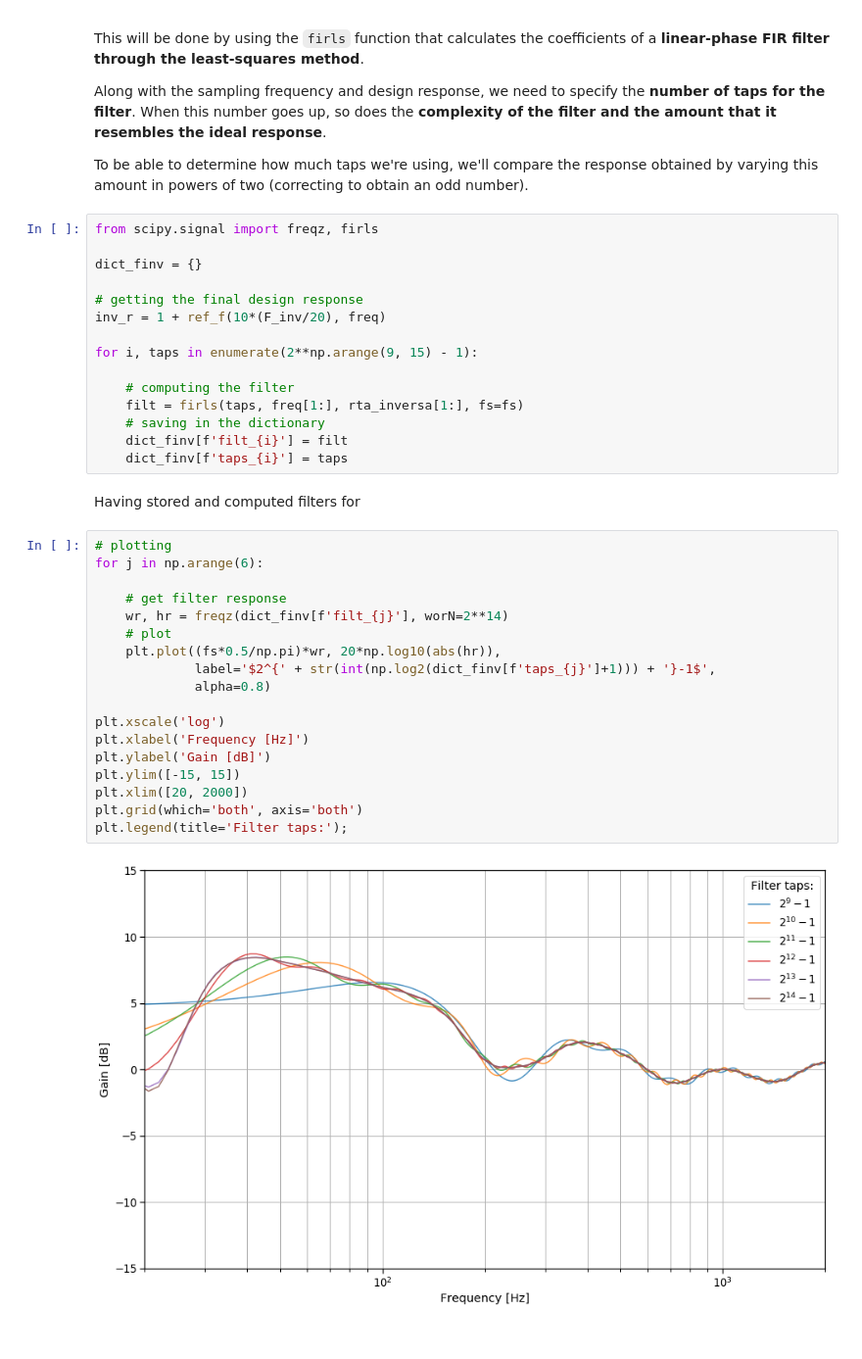
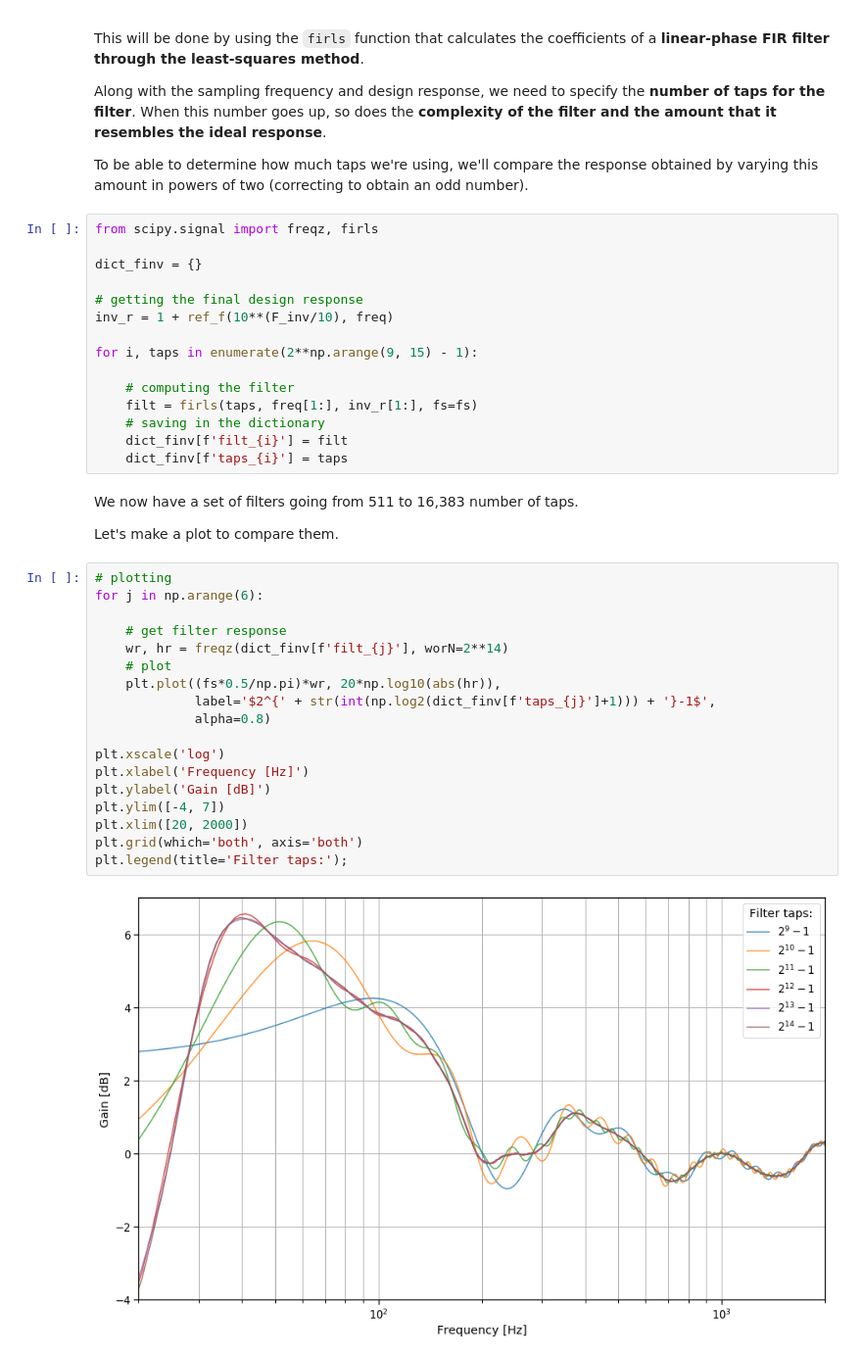
Before and after one commit to tiaqui/my_thesis, a Jupyter notebook: notebooks/1. Inverse filter design and implementation.ipynb, the cells around one changed output. Shown at 98% size. Saved outputs shown, nothing was run; the diff lists cells and outputs as text.

Commit message:
adding content to utils.py file, computed and saved inverse filter, changes on notebook 1

```diff
--- a/notebooks/1. Inverse filter design and implementation.ipynb
+++ b/notebooks/1. Inverse filter design and implementation.ipynb
@@ -220,34 +220,36 @@ from scipy.signal import freqz, firls
 dict_finv = {}
 
 # getting the final design response
-inv_r = 1 + ref_f(10*(F_inv/20), freq)
+inv_r = 1 + ref_f(10**(F_inv/10), freq)
 
 for i, taps in enumerate(2**np.arange(9, 15) - 1):
 
     # computing the filter
-    filt = firls(taps, freq[1:], rta_inversa[1:], fs=fs)
+    filt = firls(taps, freq[1:], inv_r[1:], fs=fs)
     # saving in the dictionary
     dict_finv[f'filt_{i}'] = filt
     dict_finv[f'taps_{i}'] = taps
-# %% [markdown]
-Having stored and computed filters for
+# %% [markdown]
+We now have a set of filters going from 511 to 16,383 number of taps.
+
+Let's make a plot to compare them.
 # %%
 # plotting
 for j in np.arange(6):
 
     # get filter response
     wr, hr = freqz(dict_finv[f'filt_{j}'], worN=2**14)
     # plot
     plt.plot((fs*0.5/np.pi)*wr, 20*np.log10(abs(hr)),
              label='$2^{' + str(int(np.log2(dict_finv[f'taps_{j}']+1))) + '}-1$',
              alpha=0.8)
 
 plt.xscale('log')
 plt.xlabel('Frequency [Hz]')
 plt.ylabel('Gain [dB]')
-plt.ylim([-15, 15])
+plt.ylim([-4, 7])
 plt.xlim([20, 2000])
 plt.grid(which='both', axis='both')
 plt.legend(title='Filter taps:');
 # %% [output]
-[figure, old version]
+[figure, new version]
```
Also changed, not shown: parts of 10 cells of this notebook, 4 other files.
